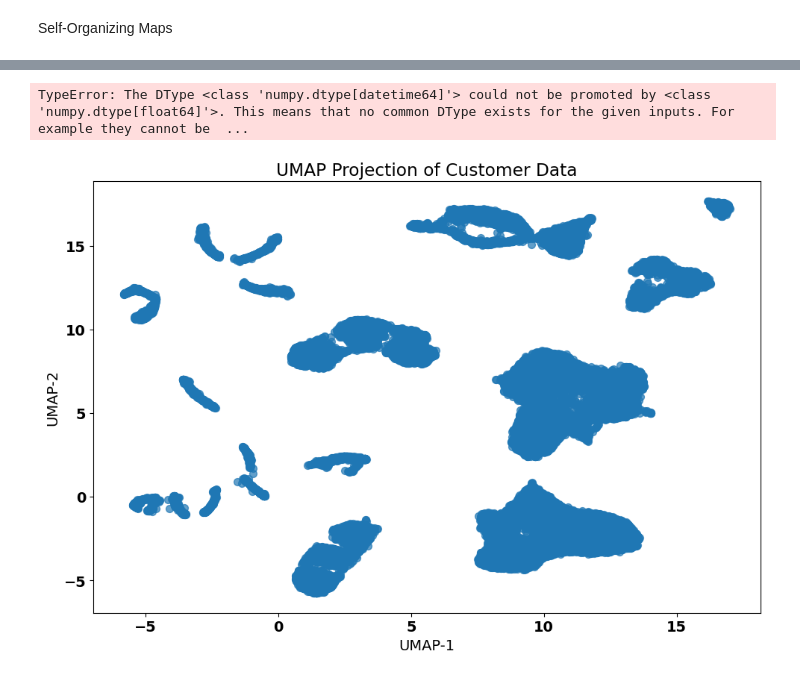
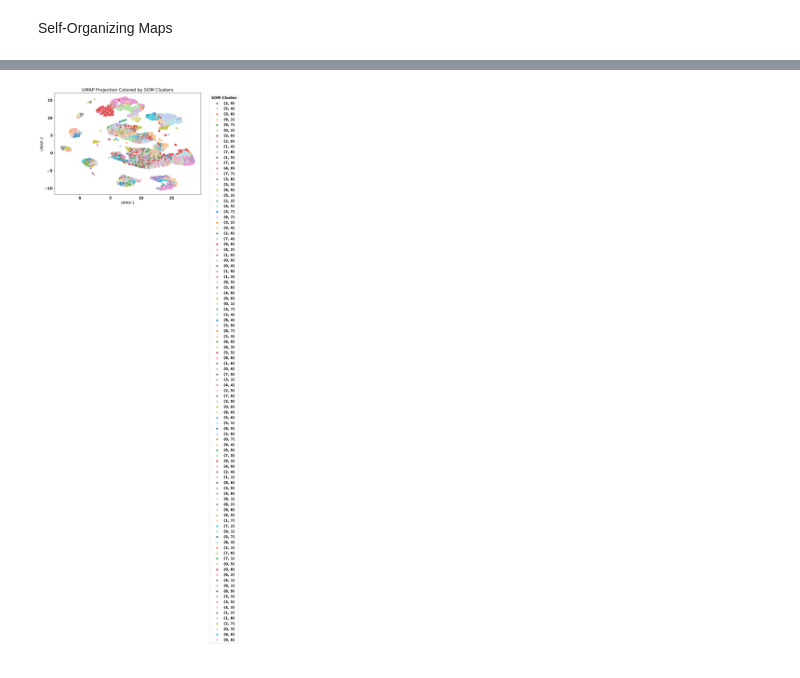
Before and after one commit to Constmsa/ml2.project, a Jupyter notebook: Self_Organizing_Maps.ipynb, the cells around one changed output, grey strips where cells are left out. Saved outputs shown, nothing was run; the diff lists cells and outputs as text; code cells hidden in the pictures.

```diff
--- a/Self_Organizing_Maps.ipynb
+++ b/Self_Organizing_Maps.ipynb
@@ -141,17 +119,6 @@ def train_som_cluster(df, features, som_size=10, iterations=1000, sigma=1.0, lea
     df['som_cluster'] = ([som.winner(X_scaled[i]) for i in range(0, len(X_scaled))])
     return df
 # %%
-features = [
-    'lifetime_spend_groceries',
-    'lifetime_spend_electronics',
-    'lifetime_spend_meat',
-    'lifetime_total_distinct_products',
-    'percentage_of_products_bought_promotion',
-    'lifetime_spend_alcohol_drinks',
-    'number_complaints',
-    'distinct_stores_visited',
-    'typical_hour'
-]
-som = train_som_cluster(df, features, som_size=10, iterations=1000, sigma=1.0, learning_rate=0.5)
+df = train_som_cluster(df, features, som_size=10, iterations=1000, sigma=1.0, learning_rate=0.5)
 # %% [output]
  [ 1000 / 1000 ] 100% - 0:00:00 left
@@ -196,11 +159,0 @@ TypeError: 'Series' object is not callable
-# %%
-umap_object = umap.UMAP(n_neighbors=5, random_state=2)
-umap = umap_object.fit_transform(df)
-
-
-
-#umap_embedding = umap_object.fit_transform(df)
- # create a scatter plot of the UMAP output
-#visualize_dimensionality_reduction(umap_embedding, y_sample.sort_index())
-# %% [output]
-TypeError: The DType <class 'numpy.dtype[datetime64]'> could not be promoted by <class 'numpy.dtype[float64]'>. This means that no common DType exists for the given inputs. For example they cannot be  ...
@@ -244,4 +160,19 @@ def plot_umap_with_clusters(df, features, cluster_col='som_cluster', n_neighbors
-# %%
-plot_umap_with_clusters(df, features, cluster_col=None, n_neighbors=15, min_dist=0.1)
-# %% [output]
-[figure, removed]
+# %%
+ # Fit UMAP
+umap_object = umap.UMAP(n_neighbors=5, random_state=2)
+umap_embedding = umap_object.fit_transform(df[features])
+# Optional: Add UMAP coordinates to df
+df['umap_1'] = umap_embedding[:, 0]
+df['umap_2'] = umap_embedding[:, 1]
+## Plot UMAP colored by SOM clusters
+plt.figure(figsize=(10, 7))
+sns.scatterplot(x='umap_1', y='umap_2', data=df, hue=df['som_cluster'].astype(str),
+                palette='tab20', s=60, alpha=0.8)
+plt.title("UMAP Projection Colored by SOM Clusters")
+plt.xlabel("UMAP-1")
+plt.ylabel("UMAP-2")
+plt.legend(bbox_to_anchor=(1.05, 1), loc='upper left', title='SOM Cluster')
+plt.tight_layout()
+plt.show()
+# %% [output]
+[figure, added]
```
Also changed, not shown: parts of 18 cells of this notebook, 1 other file.
